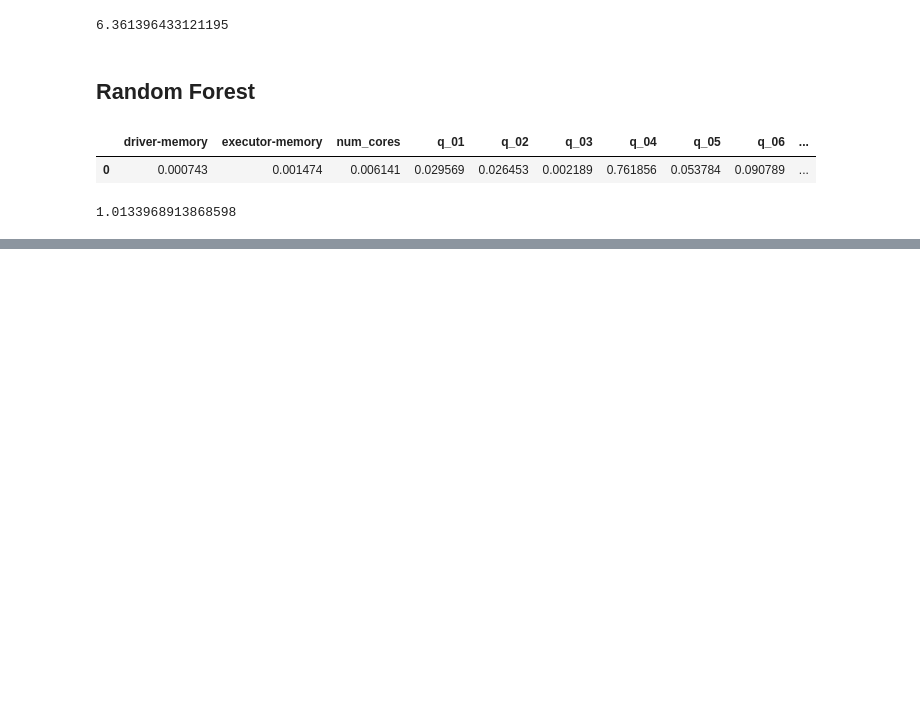
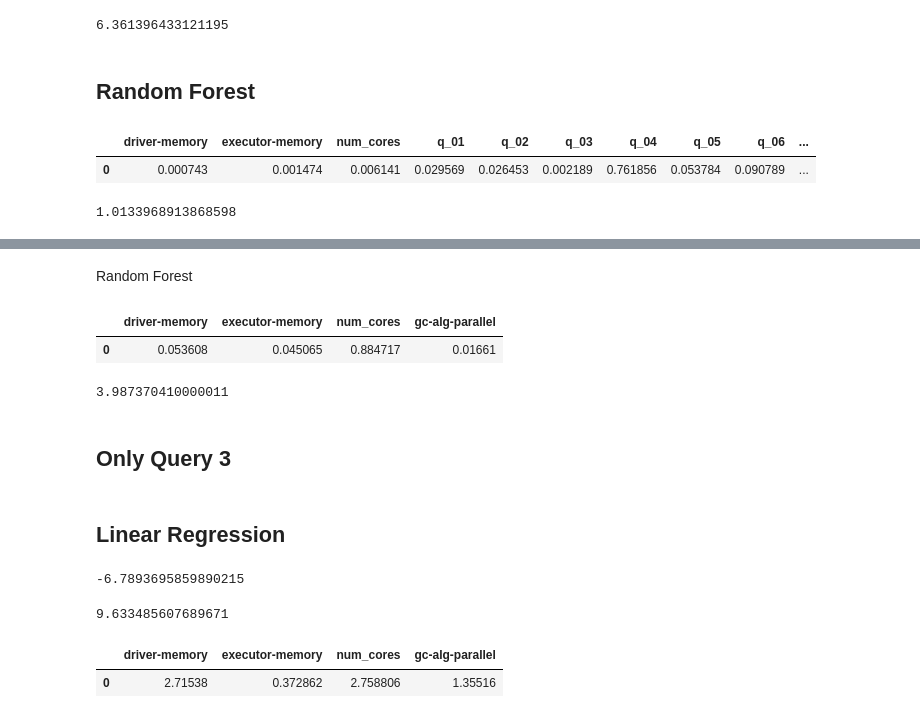
Before and after one commit to ajmal017/spark-jvm-ml, a Jupyter notebook: ml_models-new_data.ipynb, the cells around one changed output, grey strips where cells are left out. Saved outputs shown, nothing was run; the diff lists cells and outputs as text; code cells hidden in the pictures; blank space fills up the shorter version.

```diff
--- a/ml_models-new_data.ipynb
+++ b/ml_models-new_data.ipynb
@@ -278,0 +372,22 @@ mean_squared_error(y_test, y_pred_rf)
+# %% [markdown]
+Random Forest
+# %%
+# https://scikit-learn.org/stable/modules/generated/sklearn.ensemble.RandomForestRegressor.html
+rf = RandomForestRegressor(random_state=rs)
+rf.fit(X_train, y_train)
+
+s = pd.DataFrame((rf.feature_importances_))
+s = s.T
+s.columns = X_train.columns
+
+s
+# %% [output]
+|  | driver-memory | executor-memory | num_cores | gc-alg-parallel |
+| 0 | 0.053608 | 0.045065 | 0.884717 | 0.01661 |
+# %%
+y_pred_rf = rf.predict(X_test)
+mean_squared_error(y_test, y_pred_rf)
+# %% [output]
+3.987370410000011
+# %% [markdown]
+## Only Query 3
@@ -278,0 +405,19 @@ mean_squared_error(y_test, y_pred_rf)
+# %% [markdown]
+## Linear Regression
+# %%
+# fitting intercept = False because included all query columns!
+reg = LinearRegression(fit_intercept=False).fit(X_train, y_train)
+print(reg.score(X_train, y_train))
+y_pred_reg = reg.predict(X_test)
+mean_squared_error(y_test, y_pred_reg)
+# %% [output]
+-6.7893695859890215
+9.633485607689671
+# %%
+c = pd.DataFrame(reg.coef_)
+c = c.T
+c.columns = X_train.columns
+c
+# %% [output]
+|  | driver-memory | executor-memory | num_cores | gc-alg-parallel |
+| 0 | 2.71538 | 0.372862 | 2.758806 | 1.35516 |
```
Also changed, not shown: parts of 30 cells of this notebook.
